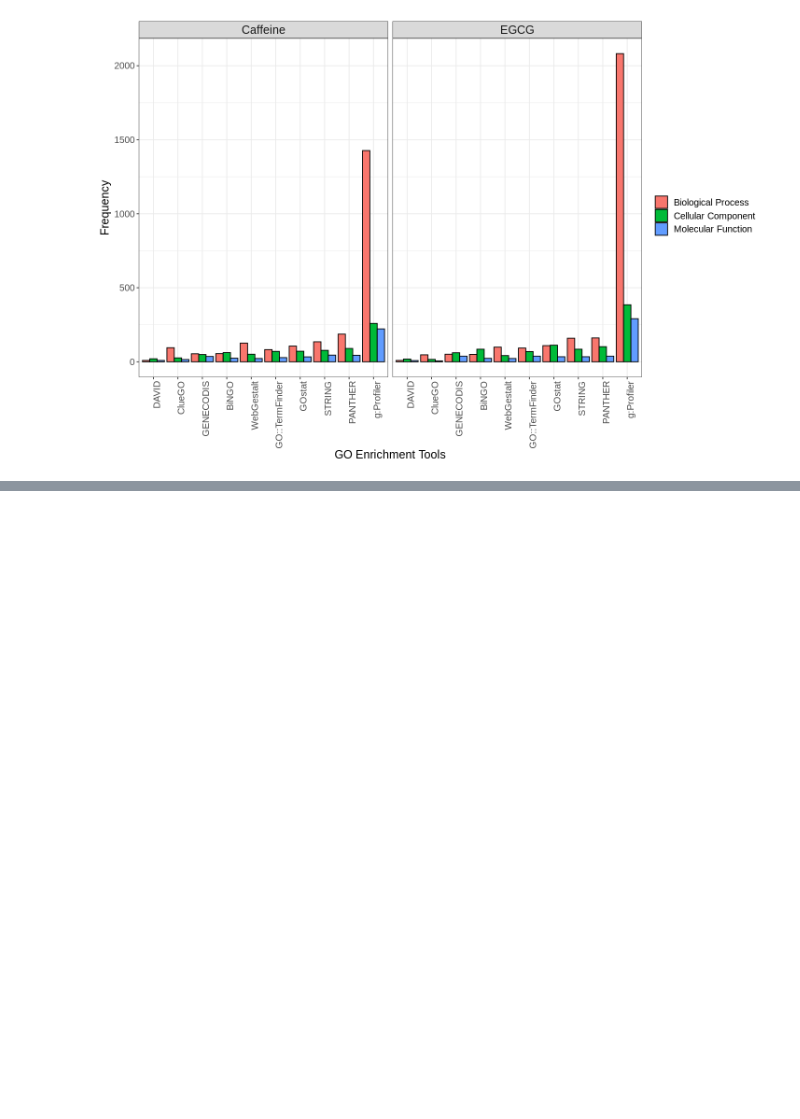
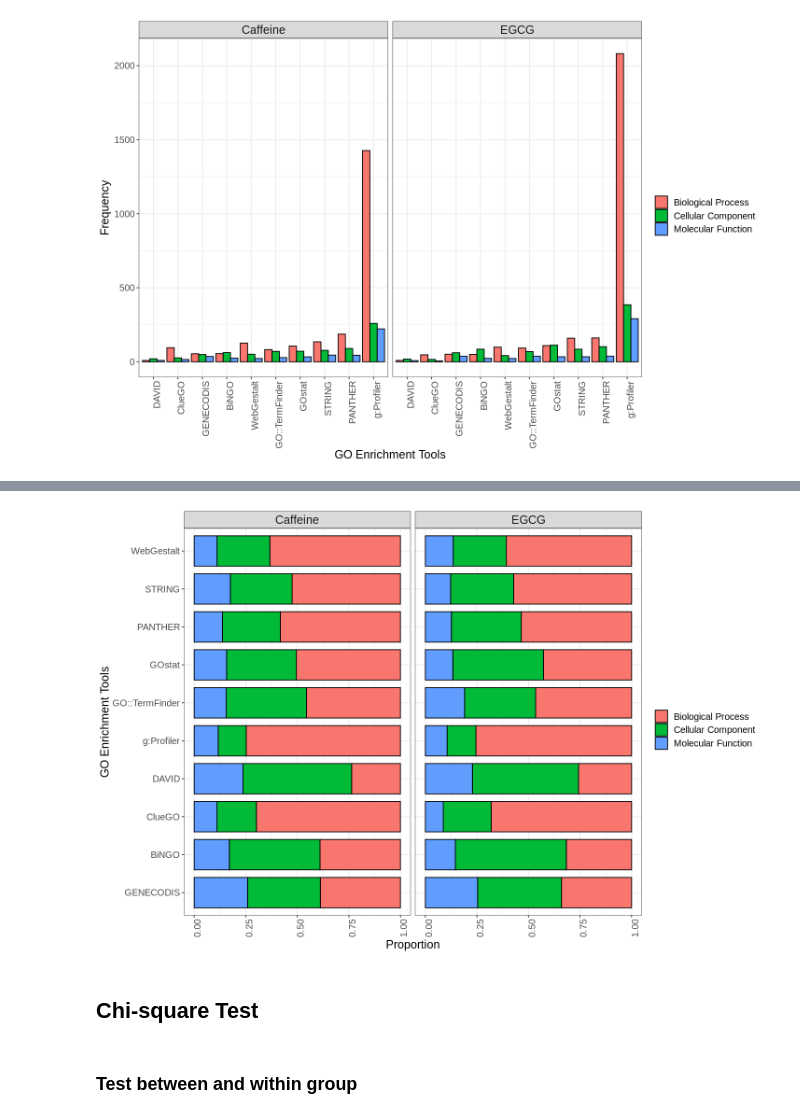
Before and after one commit to kittisaktaoma/GO-tools-comparsion, a Jupyter notebook: GO_tools_Comparison.ipynb, the cells around one changed output, grey strips where cells are left out. Drawn from its saved outputs; the diff is of its cells as text; code cells hidden in the pictures; blank space fills up the shorter version.

```diff
--- a/GO_tools_Comparison.ipynb
+++ b/GO_tools_Comparison.ipynb
@@ -166,0 +203,7 @@ ggplot(data=count_02, aes(x=reorder(Database,count), y=count, fill=Type)) +
+# %%
+chi <- df_01[,-6] %>% unique() %>% filter(.,FDR < 0.05) %>% select(Database,Type,Group)
+chi_02 <- table(chi$Database,chi$Type,chi$Group) %>% as.data.frame()
+chi_03 <- reshape(chi_02, idvar = c("Var1","Var3"), timevar = "Var2", direction = "wide")
+names(chi_03) <- c("Database","Dataset","BP","CC","MF")
+chi_4 <- cbind(chi_03[,c(1,2)], prop.table(as.matrix(chi_03[,-c(1,2)]), margin = 1)) %>% melt(.)
+head(chi_4)
@@ -166,0 +223,18 @@ ggplot(data=count_02, aes(x=reorder(Database,count), y=count, fill=Type)) +
+# %%
+ggplot(data=chi_4, aes(x=reorder(Database,-value), y=value, fill=variable)) +
+  geom_bar(stat="identity",color = "black",width=0.8) +
+  theme_bw() + ylab("Proportion") + xlab("GO Enrichment Tools")  + guides(fill=guide_legend(title="")) +
+  coord_flip()+
+  facet_grid(. ~ Dataset) +
+  theme(strip.text.x = element_text(size = 15))+
+  theme(text = element_text(size=15),
+        axis.text.x = element_text(angle=90, hjust=1)) +
+  scale_fill_discrete(name = "", labels = c("Biological Process",
+                                            "Cellular Component",
+                                            "Molecular Function"))
+# %% [output]
+[figure, added]
+# %% [markdown]
+## Chi-square Test
+# %% [markdown]
+### Test between and within group
```
Also changed, not shown: parts of 21 cells of this notebook.
